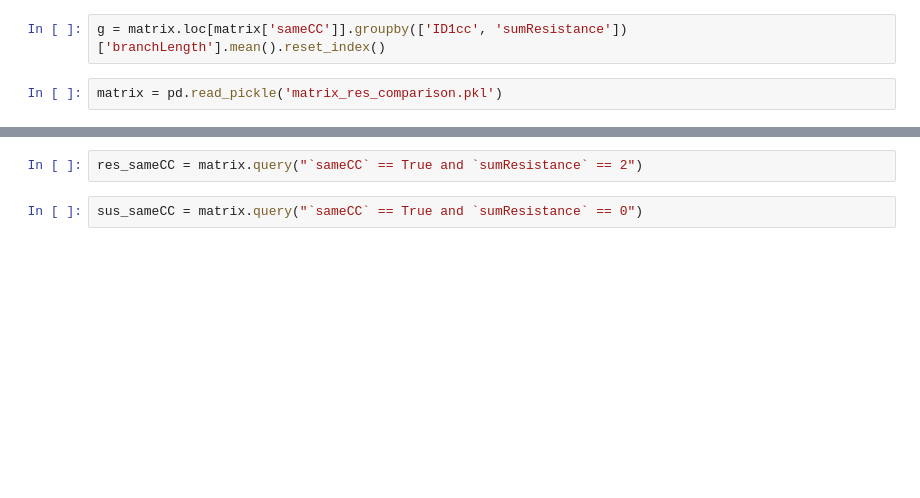
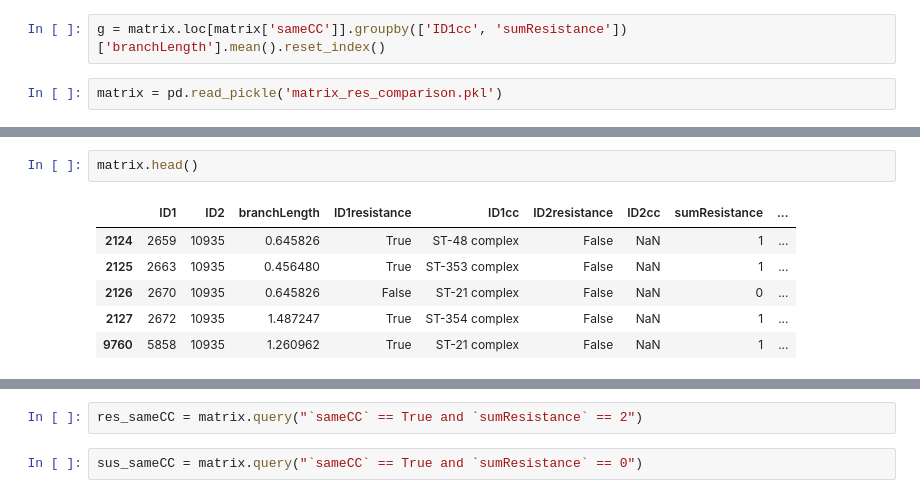
Before and after one commit to bgrdessislava/Campyjejuni_gyrA, a Jupyter notebook: Non_r/Metadata_Treedistance_Merging.ipynb, the cells around one changed output, grey strips where cells are left out. Saved outputs shown, nothing was run; the diff lists cells and outputs as text; blank space fills up the shorter version.

```diff
--- a/Non_r/Metadata_Treedistance_Merging.ipynb
+++ b/Non_r/Metadata_Treedistance_Merging.ipynb
@@ -66,0 +170,9 @@ KeyboardInterrupt:
+# %%
+matrix.head()
+# %% [output]
+|  | ID1 | ID2 | branchLength | ID1resistance | ID1cc | ID2resistance | ID2cc | sumResistance | ... |
+| 2124 | 2659 | 10935 | 0.645826 | True | ST-48 complex | False | NaN | 1 | ... |
+| 2125 | 2663 | 10935 | 0.456480 | True | ST-353 complex | False | NaN | 1 | ... |
+| 2126 | 2670 | 10935 | 0.645826 | False | ST-21 complex | False | NaN | 0 | ... |
+| 2127 | 2672 | 10935 | 1.487247 | True | ST-354 complex | False | NaN | 1 | ... |
+| 9760 | 5858 | 10935 | 1.260962 | True | ST-21 complex | False | NaN | 1 | ... |
```
Also changed, not shown: parts of 14 cells of this notebook, 2 other files.
